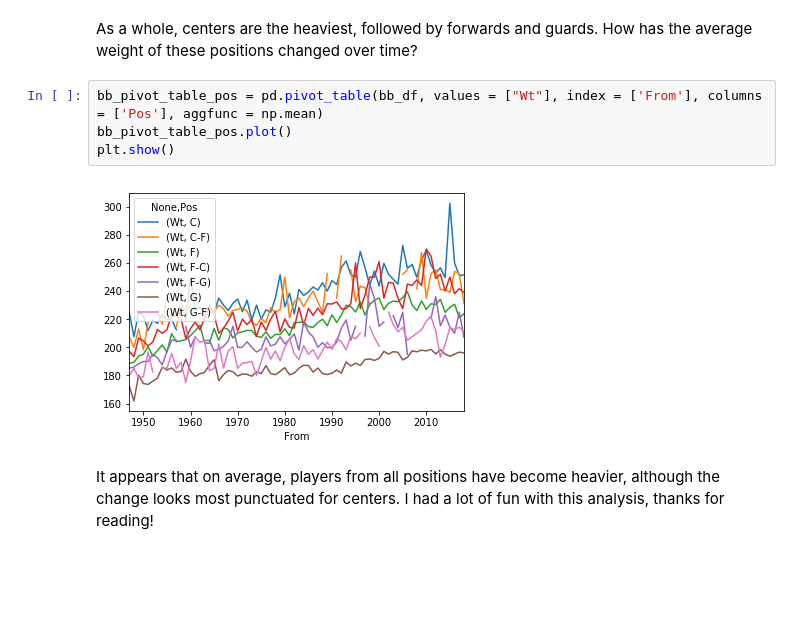
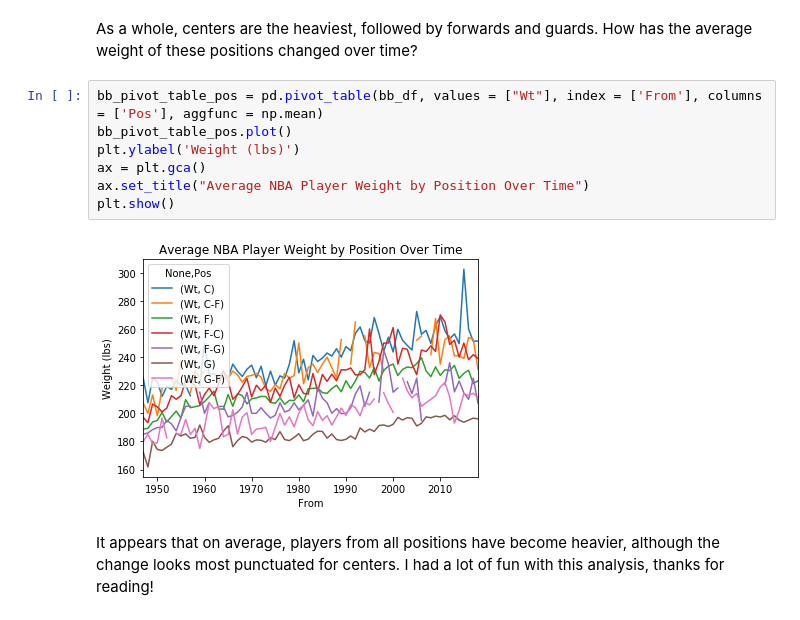
Before and after one commit to erikgregorywebb/machine-learning, a Jupyter notebook: Homework-1.ipynb, the cells around one changed output. Drawn from its saved outputs; the diff is of its cells as text; blank space fills up the shorter version.

```diff
--- a/Homework-1.ipynb
+++ b/Homework-1.ipynb
@@ -570,9 +585,12 @@ As a whole, centers are the heaviest, followed by forwards and guards. How has t
 # %%
 bb_pivot_table_pos = pd.pivot_table(bb_df, values = ["Wt"], index = ['From'], columns = ['Pos'], aggfunc = np.mean)
 bb_pivot_table_pos.plot()
+plt.ylabel('Weight (lbs)')
+ax = plt.gca()
+ax.set_title("Average NBA Player Weight by Position Over Time")
 plt.show()
 # %% [output]
-[figure, old version]
+[figure, new version]
 # %% [markdown]
 It appears that on average, players from all positions have become heavier, although the change looks most punctuated for centers. I had a lot of fun with this analysis, thanks for reading!
 # %% [markdown]
```
Also changed, not shown: parts of 20 cells of this notebook.
